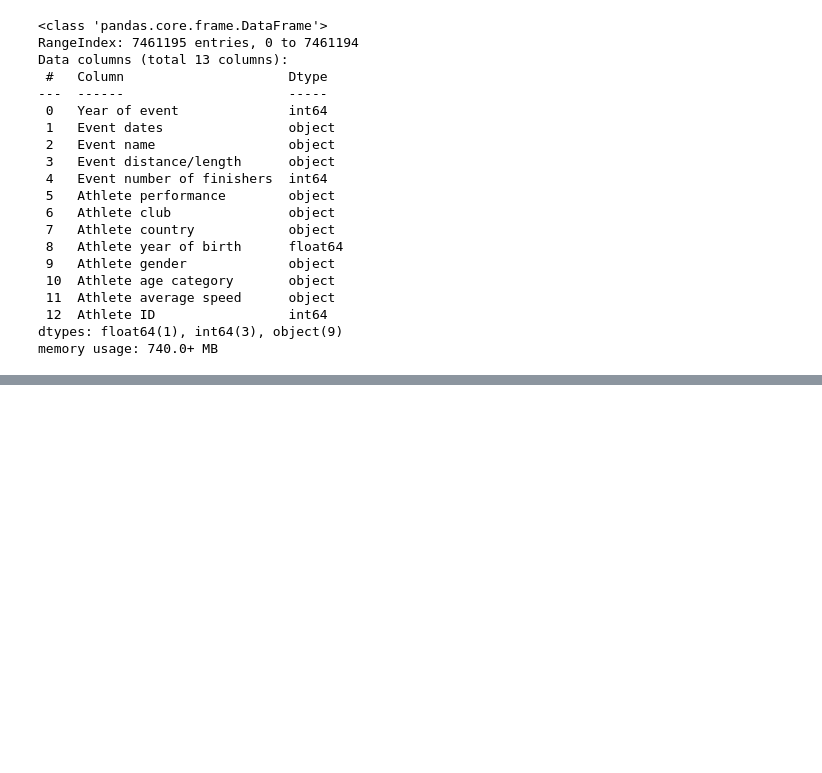
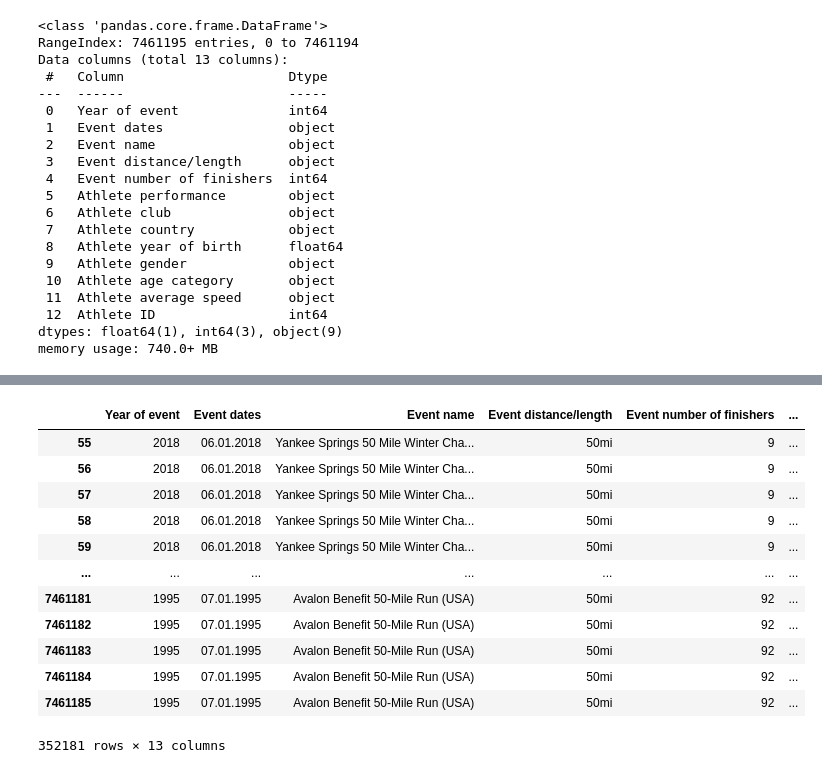
Before and after one commit to SimranaSinha/Python_Projects, a Jupyter notebook: Ultra_Marathon_Running.ipynb, the cells around one changed output, grey strips where cells are left out. Drawn from its saved outputs; the diff is of its cells as text; code cells hidden in the pictures; blank space fills up the shorter version.

```diff
--- a/Ultra_Marathon_Running.ipynb
+++ b/Ultra_Marathon_Running.ipynb
@@ -67,0 +111,16 @@ memory usage: 740.0+ MB
+# %%
+data[data['Event distance/length']== '50mi']
+# %% [output]
+|  | Year of event | Event dates | Event name | Event distance/length | Event number of finishers | ... |
+| 55 | 2018 | 06.01.2018 | Yankee Springs 50 Mile Winter Cha... | 50mi | 9 | ... |
+| 56 | 2018 | 06.01.2018 | Yankee Springs 50 Mile Winter Cha... | 50mi | 9 | ... |
+| 57 | 2018 | 06.01.2018 | Yankee Springs 50 Mile Winter Cha... | 50mi | 9 | ... |
+| 58 | 2018 | 06.01.2018 | Yankee Springs 50 Mile Winter Cha... | 50mi | 9 | ... |
+| 59 | 2018 | 06.01.2018 | Yankee Springs 50 Mile Winter Cha... | 50mi | 9 | ... |
+| ... | ... | ... | ... | ... | ... | ... |
+| 7461181 | 1995 | 07.01.1995 | Avalon Benefit 50-Mile Run (USA) | 50mi | 92 | ... |
+| 7461182 | 1995 | 07.01.1995 | Avalon Benefit 50-Mile Run (USA) | 50mi | 92 | ... |
+| 7461183 | 1995 | 07.01.1995 | Avalon Benefit 50-Mile Run (USA) | 50mi | 92 | ... |
+| 7461184 | 1995 | 07.01.1995 | Avalon Benefit 50-Mile Run (USA) | 50mi | 92 | ... |
+| 7461185 | 1995 | 07.01.1995 | Avalon Benefit 50-Mile Run (USA) | 50mi | 92 | ... |
+352181 rows × 13 columns
```
Also changed, not shown: parts of 18 cells of this notebook.
